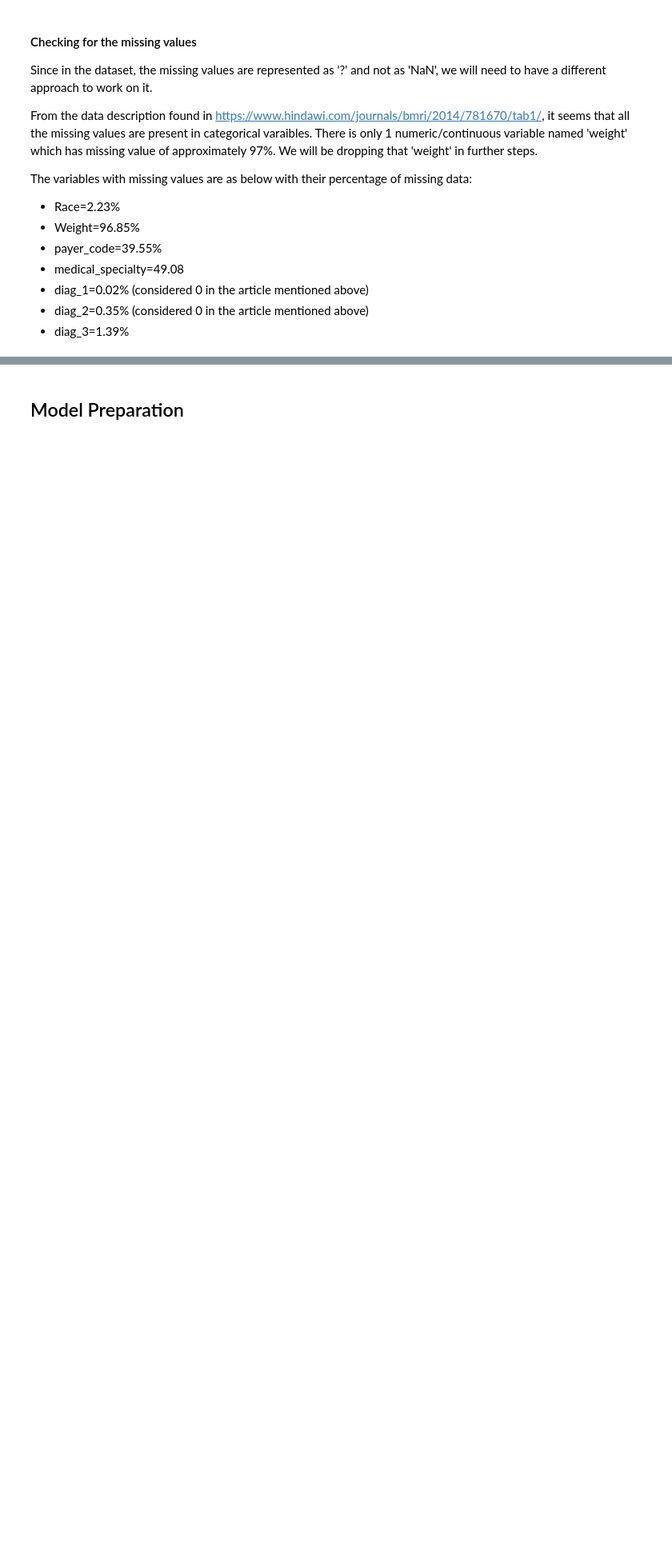
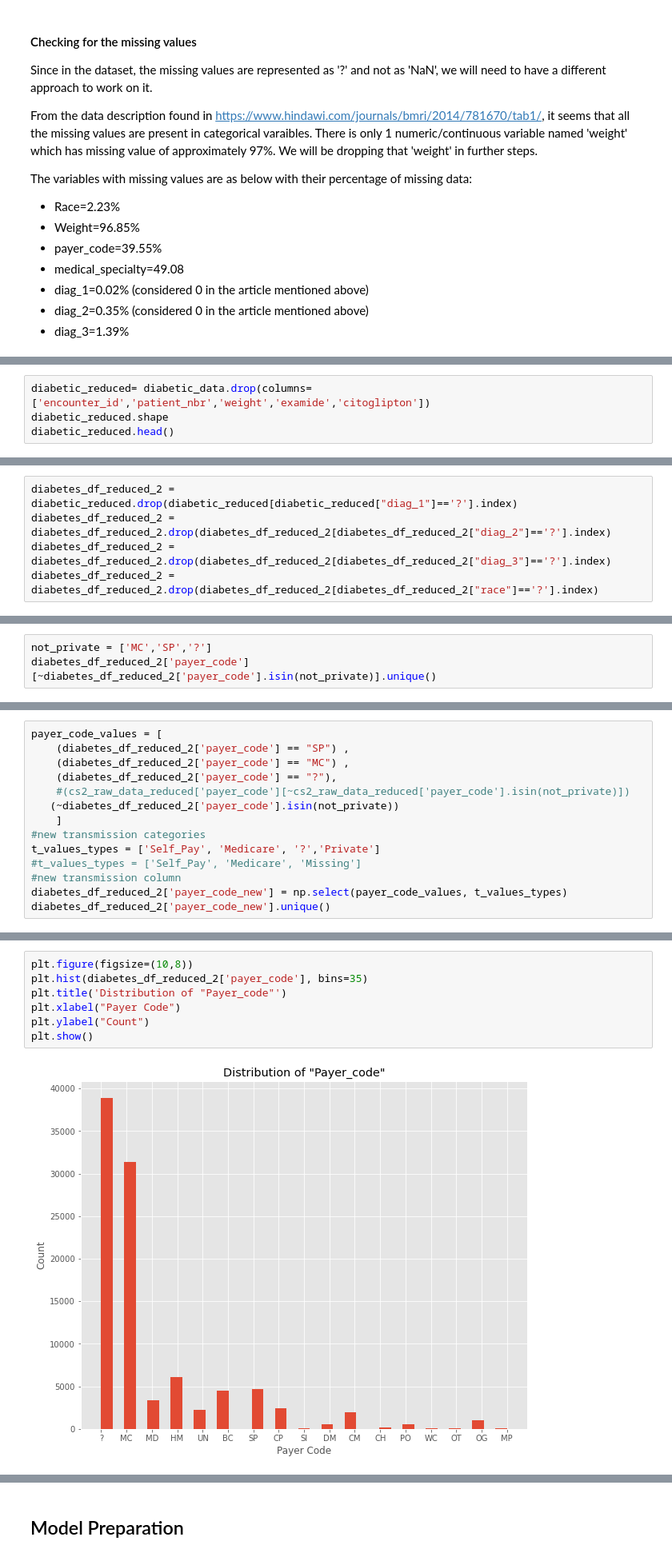
Before and after one commit to RashmiAPatel19/MSDS-7333-Quantifying-the-world, a Jupyter notebook: CaseStudy2/RP_SR_7333_CaseStudy2.ipynb, the cells around one changed output, grey strips where cells are left out. Shown at 80% size. Saved outputs shown, nothing was run; the diff lists cells and outputs as text; blank space fills up the shorter version.

```diff
--- a/CaseStudy2/RP_SR_7333_CaseStudy2.ipynb
+++ b/CaseStudy2/RP_SR_7333_CaseStudy2.ipynb
@@ -188,0 +228,4 @@ readmitted
+# %%
+diabetic_reduced= diabetic_data.drop(columns=['encounter_id','patient_nbr','weight','examide','citoglipton'])
+diabetic_reduced.shape
+diabetic_reduced.head()
@@ -188,0 +241,5 @@ readmitted
+# %%
+diabetes_df_reduced_2 = diabetic_reduced.drop(diabetic_reduced[diabetic_reduced["diag_1"]=='?'].index)
+diabetes_df_reduced_2 = diabetes_df_reduced_2.drop(diabetes_df_reduced_2[diabetes_df_reduced_2["diag_2"]=='?'].index)
+diabetes_df_reduced_2 = diabetes_df_reduced_2.drop(diabetes_df_reduced_2[diabetes_df_reduced_2["diag_3"]=='?'].index)
+diabetes_df_reduced_2 = diabetes_df_reduced_2.drop(diabetes_df_reduced_2[diabetes_df_reduced_2["race"]=='?'].index)
@@ -188,0 +300,3 @@ readmitted
+# %%
+not_private = ['MC','SP','?']
+diabetes_df_reduced_2['payer_code'][~diabetes_df_reduced_2['payer_code'].isin(not_private)].unique()
@@ -188,0 +306,14 @@ readmitted
+# %%
+payer_code_values = [
+    (diabetes_df_reduced_2['payer_code'] == "SP") ,
+    (diabetes_df_reduced_2['payer_code'] == "MC") ,
+    (diabetes_df_reduced_2['payer_code'] == "?"),
+    #(cs2_raw_data_reduced['payer_code'][~cs2_raw_data_reduced['payer_code'].isin(not_private)])
+   (~diabetes_df_reduced_2['payer_code'].isin(not_private))
+    ]
+#new transmission categories
+t_values_types = ['Self_Pay', 'Medicare', '?','Private']
+#t_values_types = ['Self_Pay', 'Medicare', 'Missing']
+#new transmission column
+diabetes_df_reduced_2['payer_code_new'] = np.select(payer_code_values, t_values_types)
+diabetes_df_reduced_2['payer_code_new'].unique()
@@ -188,0 +345,9 @@ readmitted
+# %%
+plt.figure(figsize=(10,8))
+plt.hist(diabetes_df_reduced_2['payer_code'], bins=35)
+plt.title('Distribution of "Payer_code"')
+plt.xlabel("Payer Code")
+plt.ylabel("Count")
+plt.show()
+# %% [output]
+[figure, added]
```
Also changed, not shown: parts of 142 cells of this notebook, 2 other files.
